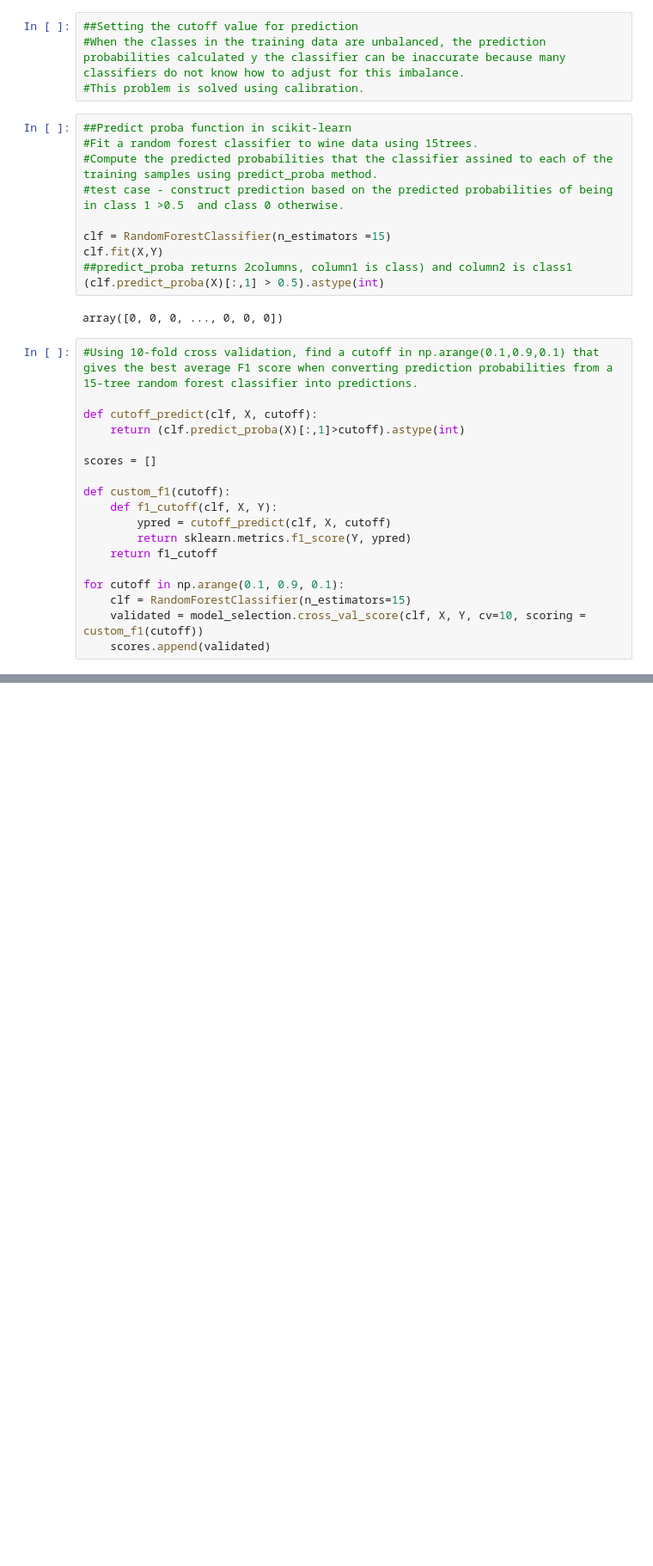
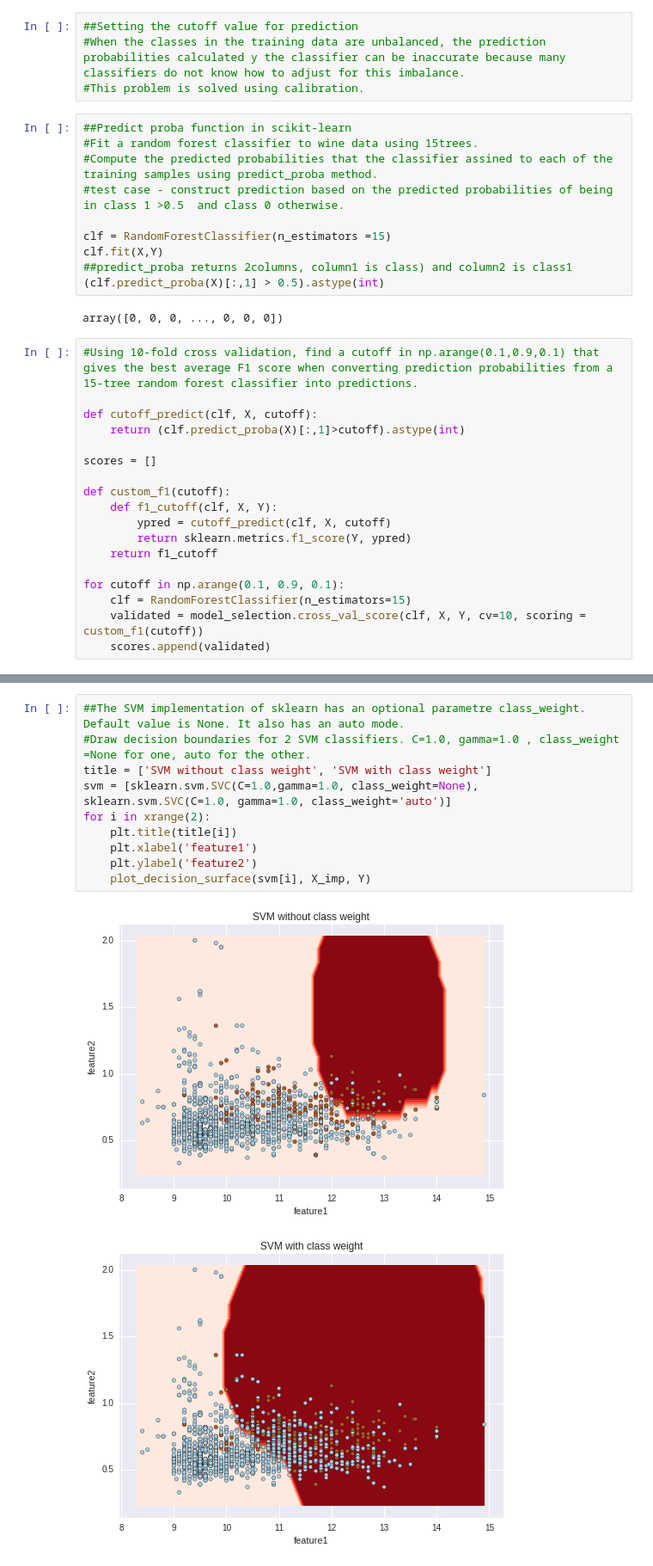
Before and after one commit to AishRatsh/ML_Algorithms, a Jupyter notebook: UnBalancedClass_SVM_Randomforest_DecisionTrees.py.ipynb, the cells around one changed output, grey strips where cells are left out. Shown: that part at 86% size. Drawn from its saved outputs; the diff is of its cells as text; blank space fills up the shorter version.

```diff
--- a/UnBalancedClass_SVM_Randomforest_DecisionTrees.py.ipynb
+++ b/UnBalancedClass_SVM_Randomforest_DecisionTrees.py.ipynb
@@ -141,0 +210,13 @@ plt.show()
+# %%
+##The SVM implementation of sklearn has an optional parametre class_weight. Default value is None. It also has an auto mode.
+#Draw decision boundaries for 2 SVM classifiers. C=1.0, gamma=1.0 , class_weight =None for one, auto for the other.
+title = ['SVM without class weight', 'SVM with class weight']
+svm = [sklearn.svm.SVC(C=1.0,gamma=1.0, class_weight=None), sklearn.svm.SVC(C=1.0, gamma=1.0, class_weight='auto')]
+for i in xrange(2):
+    plt.title(title[i])
+    plt.xlabel('feature1')
+    plt.ylabel('feature2')
+    plot_decision_surface(svm[i], X_imp, Y)
+# %% [output]
+[figure, added]
+[figure, added]
```
Also changed, not shown: parts of 13 cells of this notebook.
